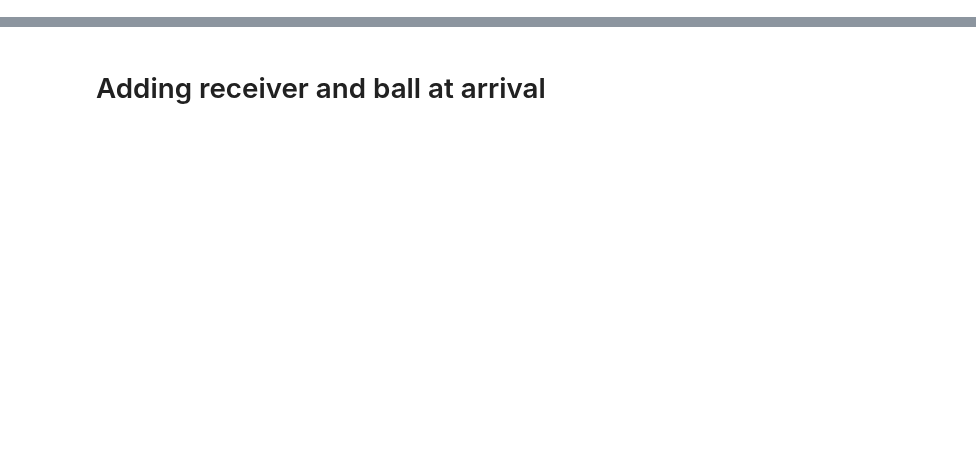
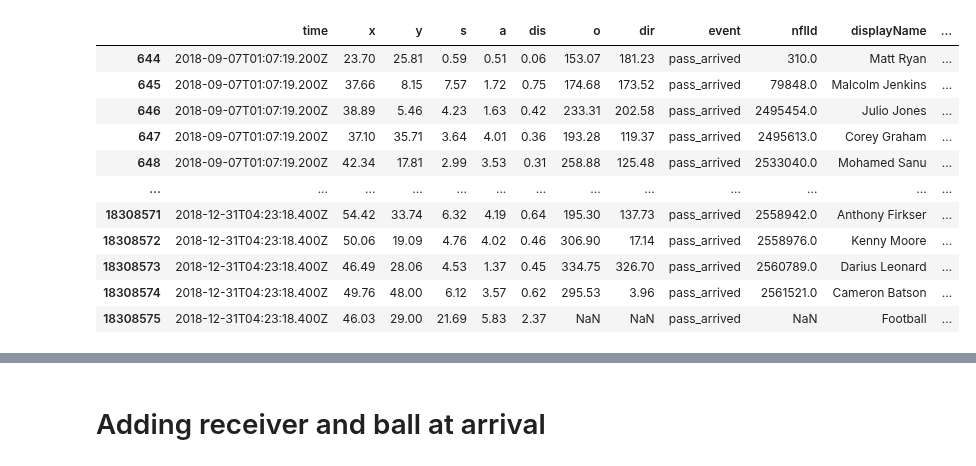
Before and after one commit to gzhang1218/big-data-bowl-2021, a Jupyter notebook: big-data-bowl.ipynb, the cells around one changed output, grey strips where cells are left out. Cells and saved outputs as stored; diff of their text form; code cells hidden in the pictures; blank space fills up the shorter version.

```diff
--- a/big-data-bowl.ipynb
+++ b/big-data-bowl.ipynb
@@ -44,5 +62,8 @@ add week 1 coverages and targeted receiver to each play
 # %%
-plays = pd.merge(plays, coverages_week1, how='left')
+# Add week 1 coverages
+# plays = pd.merge(plays, coverages_week1, how='left')
+
+# Add targeted receiver for each play
 plays = pd.merge(plays, targeted_receiver, how='left')
 plays = pd.merge(plays, players, how='left', left_on='targetNflId', right_on='nflId')
 plays.iloc[0]
@@ -293,0 +338,75 @@ display(top_three_defenders_arrival_exclusion)
+# %%
+def drop_duplicate_arrive_incomplete(df):
+    """
+    Handles the case where 'pass_arrived' and 'pass_outcome_incomplete' occur on the same play (we only want to assess the game state at the point of 'pass arrived').
+    Sort by player, then gameId, then playId to group any events occurring to the same player on the same play and then event ('pass_arrived' takes precedence over 'pass_outcome_incomplete')
+    If there are duplicate rows (considering only the same player in the same game in the same play), then it must be 'pass_arrived' and 'pass_outcome_incomplete' events, and we remove the second one since it will be 'pass_outcome_incomplete'.
+    :param df: Dataframe containing tracking player-frame data filtered for only player-frames with 'pass_arrived' or 'pass_outcome_incomplete' events.
+    :return: Returns dataframe of tracking player-frame data filtered to only consider player-frames 'pass_arrived' events if a 'pass_outcome_incomplete' event occurs on the same play.
+    """
+    # Sanity checks
+    display(df.sort_values(['nflId', 'gameId','playId']))
+    # Displays all the duplicated rows
+    display(df[df.duplicated(['gameId', 'playId', 'nflId'], keep=False)].sort_values(['nflId', 'gameId','playId']))
+
+    # Remove duplicates after sorting
+    fixed_df = df.sort_values(['nflId', 'gameId','playId','event']).drop_duplicates(subset=['gameId', 'playId', 'nflId'], keep='first')
+
+    # Sanity check, we should see both types at beginning and end hopefully
+    display(fixed_df.sort_values('event'))
+
+    return fixed_df
+
+
+def drop_fumble_plays(tracking_df, pass_arrived_df):
+    """
+    Drop plays where the ball is fumbled and recovered by the defense.
+    :param tracking_df: Dataframe containing tracking player-frame data (used to identify plays with 'fumble_defense_recovered' events)
+    :param fixed_df: Dataframe containing tracking player-frame data with only 'pass_arrived' events (remove the fumble events from this)
+    :return: Returns dataframe of tracking player-frame data filtered to not consider plays where the fumble is recovered by the defense.
+    """
+    tracking_df = filter_tracking_frames_by_event(tracking_df, ['fumble_defense_recovered'])
+
+    # Sanity check
+    display(tracking_df.sort_values(['playId']))
+
+    # Find playIds in which a player-frame with a fumble occurs and don't consider it
+    play_ids = pd.Series(tracking_df['playId']).unique()
+    frame_indices = ~pass_arrived_df['playId'].isin(play_ids)
+
+    return pass_arrived_df[frame_indices]
+
+
+# Filter all tracking data frames for 'pass_arrived' events and 'pass_outcome_incomplete' events
+pass_arrived_incomplete_df = filter_tracking_frames_by_event(tracking_df, ['pass_arrived', 'pass_outcome_incomplete'])
+
+# Sanity check (don't delete)
+display(pass_arrived_incomplete_df)
+# print(set(pass_arrived_incomplete_df['event']))
+
+# For any rows/frames which have a 'pass_arrived' event and a 'pass_outcome_incomplete' event occur on the same play, drop the frame in which the 'pass_outcome_incomplete' event occurs
+pass_arrived_df = drop_duplicate_arrive_incomplete(pass_arrived_incomplete_df)
+
+# Convert all 'pass_outcome_incomplete' events to 'pass_arrived' events
+pass_arrived_df.loc[pass_arrived_df.event == 'pass_outcome_incomplete', 'event'] = 'pass_arrived'
+
+# Sanity check (don't delete)
+display(pass_arrived_df)
+#print(set(fixed_df['event']))
+
+# Drop player-frames corresponding to plays in which a fumble recovered by defense occurs
+pass_arrived_df = drop_fumble_plays(tracking_df, pass_arrived_df)
+display(pass_arrived_df)
+# %% [output]
+|  | time | x | y | s | a | dis | o | dir | event | nflId | displayName | ... |
+| 644 | 2018-09-07T01:07:19.200Z | 23.70 | 25.81 | 0.59 | 0.51 | 0.06 | 153.07 | 181.23 | pass_arrived | 310.0 | Matt Ryan | ... |
+| 645 | 2018-09-07T01:07:19.200Z | 37.66 | 8.15 | 7.57 | 1.72 | 0.75 | 174.68 | 173.52 | pass_arrived | 79848.0 | Malcolm Jenkins | ... |
+| 646 | 2018-09-07T01:07:19.200Z | 38.89 | 5.46 | 4.23 | 1.63 | 0.42 | 233.31 | 202.58 | pass_arrived | 2495454.0 | Julio Jones | ... |
+| 647 | 2018-09-07T01:07:19.200Z | 37.10 | 35.71 | 3.64 | 4.01 | 0.36 | 193.28 | 119.37 | pass_arrived | 2495613.0 | Corey Graham | ... |
+| 648 | 2018-09-07T01:07:19.200Z | 42.34 | 17.81 | 2.99 | 3.53 | 0.31 | 258.88 | 125.48 | pass_arrived | 2533040.0 | Mohamed Sanu | ... |
+| ... | ... | ... | ... | ... | ... | ... | ... | ... | ... | ... | ... | ... |
+| 18308571 | 2018-12-31T04:23:18.400Z | 54.42 | 33.74 | 6.32 | 4.19 | 0.64 | 195.30 | 137.73 | pass_arrived | 2558942.0 | Anthony Firkser | ... |
+| 18308572 | 2018-12-31T04:23:18.400Z | 50.06 | 19.09 | 4.76 | 4.02 | 0.46 | 306.90 | 17.14 | pass_arrived | 2558976.0 | Kenny Moore | ... |
+| 18308573 | 2018-12-31T04:23:18.400Z | 46.49 | 28.06 | 4.53 | 1.37 | 0.45 | 334.75 | 326.70 | pass_arrived | 2560789.0 | Darius Leonard | ... |
+| 18308574 | 2018-12-31T04:23:18.400Z | 49.76 | 48.00 | 6.12 | 3.57 | 0.62 | 295.53 | 3.96 | pass_arrived | 2561521.0 | Cameron Batson | ... |
+| 18308575 | 2018-12-31T04:23:18.400Z | 46.03 | 29.00 | 21.69 | 5.83 | 2.37 | NaN | NaN | pass_arrived | NaN | Football | ... |
```
Also changed, not shown: parts of 52 cells of this notebook.
